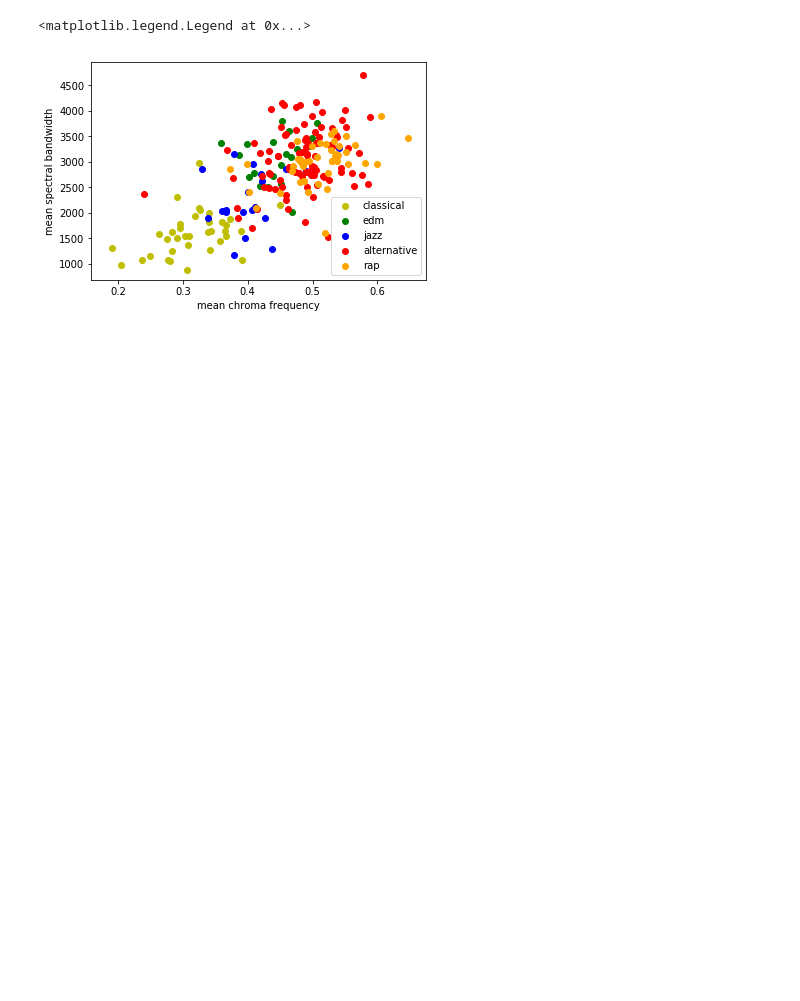
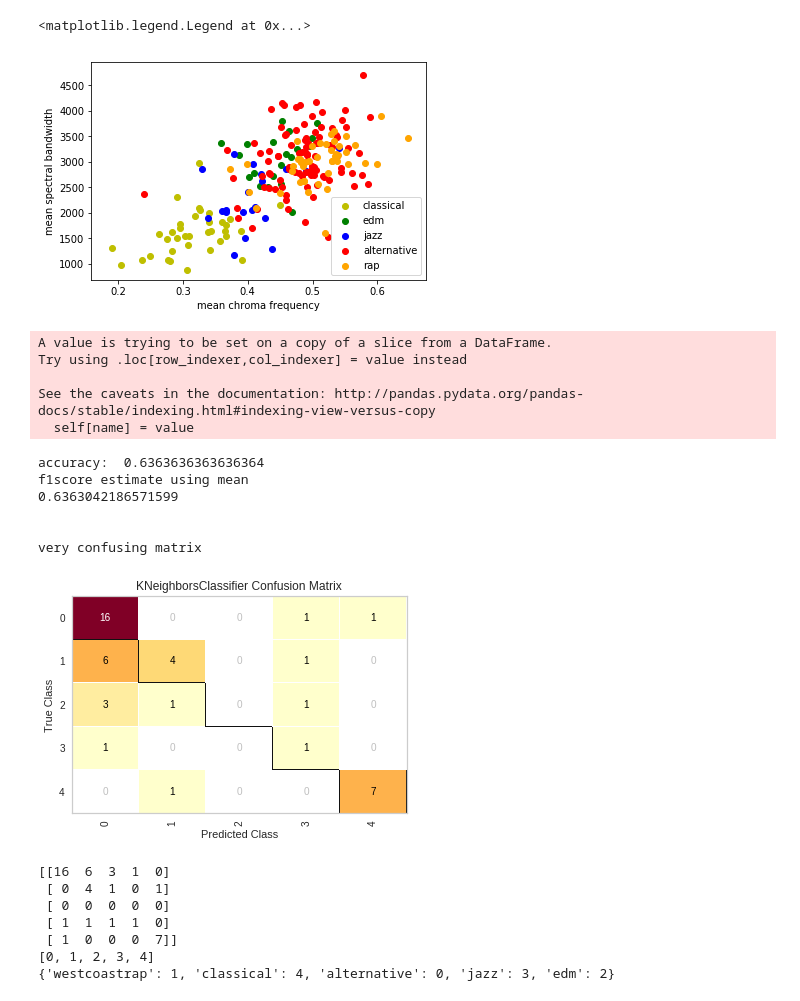
Before and after one commit to BenTarman/music_classifier, a Jupyter notebook: finalproject_dataWrangling_and_classifications.ipynb, the cells around one changed output. Drawn from its saved outputs; the diff is of its cells as text; code cells hidden in the pictures; blank space fills up the shorter version.

```diff
--- a/finalproject_dataWrangling_and_classifications.ipynb
+++ b/finalproject_dataWrangling_and_classifications.ipynb
@@ -301,4 +301,16 @@ outputs = data[['zero crossing rate', 'spectral bandwidth', 'spectral centroid',
 # %%
 from sklearn.model_selection import train_test_split
 
+# creating a dict file
+genre_dict = {'alternative': 0, 'westcoastrap': 1,
+                 'edm': 2, 'jazz': 3, 'classical': 4}
+
+inputs.genre = [genre_dict[item] for item in inputs.genre]
+
 X_train, X_test, y_train, y_test = train_test_split(outputs, inputs, test_size=0.2)
+# %% [output]
+A value is trying to be set on a copy of a slice from a DataFrame.
+Try using .loc[row_indexer,col_indexer] = value instead
+
+See the caveats in the documentation: http://pandas.pydata.org/pandas-docs/stable/indexing.html#indexing-view-versus-copy
+  self[name] = value
@@ -325,0 +317,68 @@ model.score(X_test, y_test)
+# %%
+# K nearest neighbor testing
+from sklearn import neighbors
+from sklearn.model_selection import cross_val_score
+from sklearn.metrics import confusion_matrix, f1_score, classification_report, make_scorer
+from sklearn.model_selection import KFold, StratifiedKFold
+from yellowbrick.classifier import ConfusionMatrix
+
+k = 10
+
+model = neighbors.KNeighborsClassifier(k)
+
+model.fit(X_train, y_train)
+
+y_hat = model.predict(X_test)
+
+print('accuracy: ', model.score(X_test, y_test))
+
+
+
+scorerVar = make_scorer(f1_score, pos_label=1, average='micro')
+
+scores = cross_val_score(model, X_train,
+                            y_train['genre'], scoring = scorerVar, cv = StratifiedKFold(5, True))
+
+
+print('f1score estimate using mean')
+print(scores.mean())
+
+print("\n")
+
+print('very confusing matrix')
+
+cm = ConfusionMatrix(model, classes=[0,1,2,3,4])
+
+
+# Fit fits the passed model. This is unnecessary if you pass the visualizer a pre-fitted model
+cm.fit(X_train, y_train)
+
+# To create the ConfusionMatrix, we need some test data. Score runs predict() on the data
+# and then creates the confusion_matrix from scikit-learn.
+cm.score(X_test, y_test)
+
+# How did we do?
+cm.poof()
+
+
+label_ord = list(set(y_test['genre']))
+Titanic_Conf_matrix = confusion_matrix(y_hat, y_test['genre'], labels=label_ord)
+print(Titanic_Conf_matrix)
+print(label_ord)
+
+print(genre_dict)
+# %% [output]
+accuracy:  0.6363636363636364
+f1score estimate using mean
+0.6363042186571599
+
+
+very confusing matrix
+[figure, added]
+[[16  6  3  1  0]
+ [ 0  4  1  0  1]
+ [ 0  0  0  0  0]
+ [ 1  1  1  1  0]
+ [ 1  0  0  0  7]]
+[0, 1, 2, 3, 4]
+{'westcoastrap': 1, 'classical': 4, 'alternative': 0, 'jazz': 3, 'edm': 2}
```
Also changed, not shown: parts of 8 cells of this notebook.
